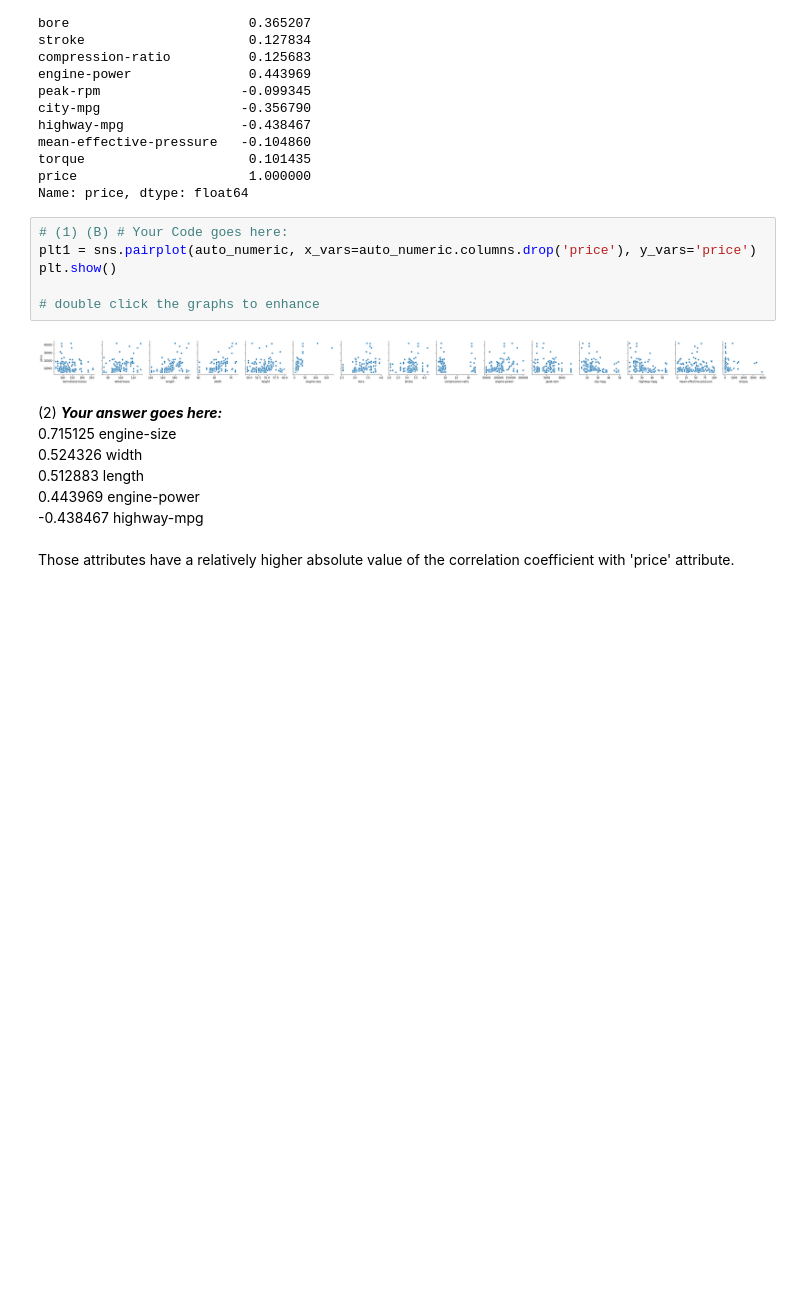
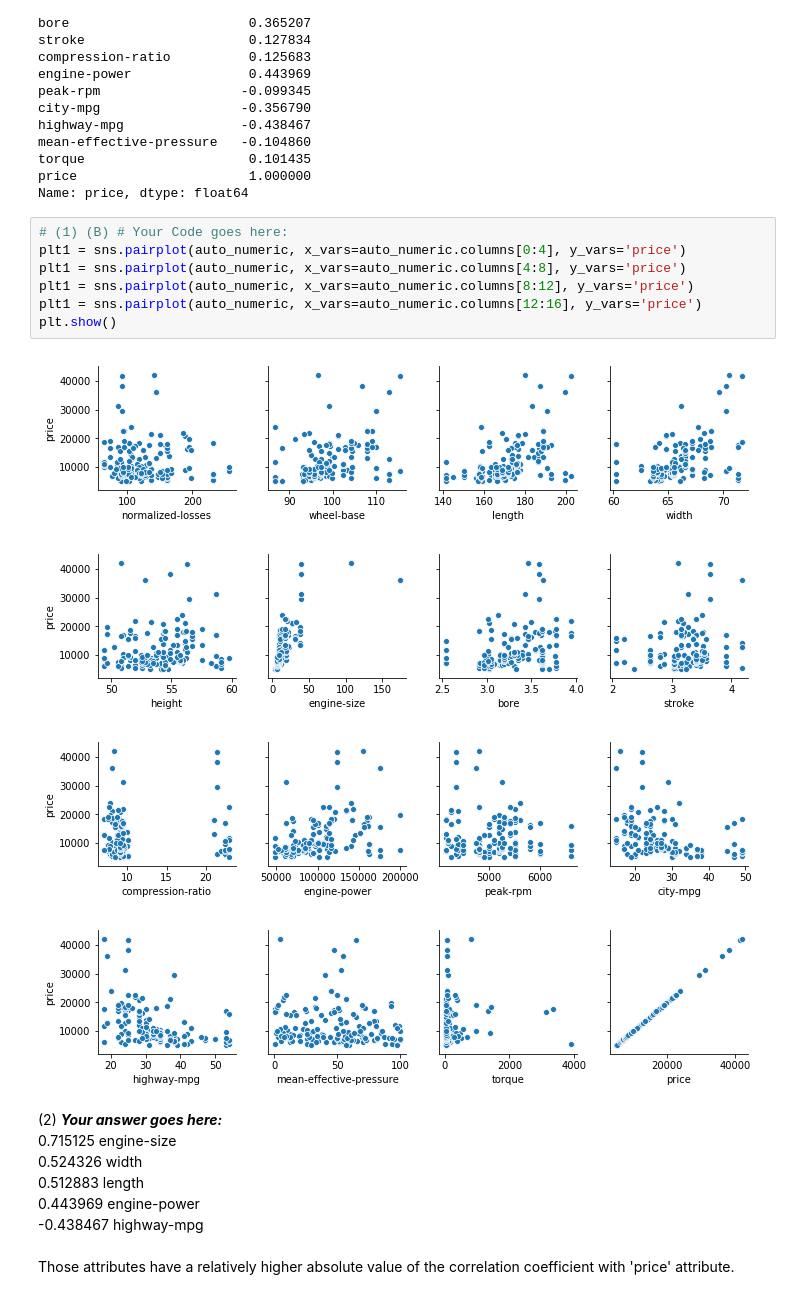
Before and after one commit to zhanshenlc/IAML2018, a Jupyter notebook: Assignments/02_LinearRegression.ipynb, the cells around one changed output. Drawn from its saved outputs; the diff is of its cells as text; blank space fills up the shorter version.

```diff
--- a/Assignments/02_LinearRegression.ipynb
+++ b/Assignments/02_LinearRegression.ipynb
@@ -211,12 +211,16 @@ price                      1.000000
 Name: price, dtype: float64
 # %%
 # (1) (B) # Your Code goes here:
-plt1 = sns.pairplot(auto_numeric, x_vars=auto_numeric.columns.drop('price'), y_vars='price')
+plt1 = sns.pairplot(auto_numeric, x_vars=auto_numeric.columns[0:4], y_vars='price')
+plt1 = sns.pairplot(auto_numeric, x_vars=auto_numeric.columns[4:8], y_vars='price')
+plt1 = sns.pairplot(auto_numeric, x_vars=auto_numeric.columns[8:12], y_vars='price')
+plt1 = sns.pairplot(auto_numeric, x_vars=auto_numeric.columns[12:16], y_vars='price')
 plt.show()
-
-# double click the graphs to enhance
 # %% [output]
-[figure, old version]
+[figure, new version]
+[figure, added]
+[figure, added]
+[figure, added]
 # %% [markdown]
 (2) ***Your answer goes here:***
 <br> 0.715125 engine-size
```
Also changed, not shown: parts of 6 cells of this notebook, 1 other file.
